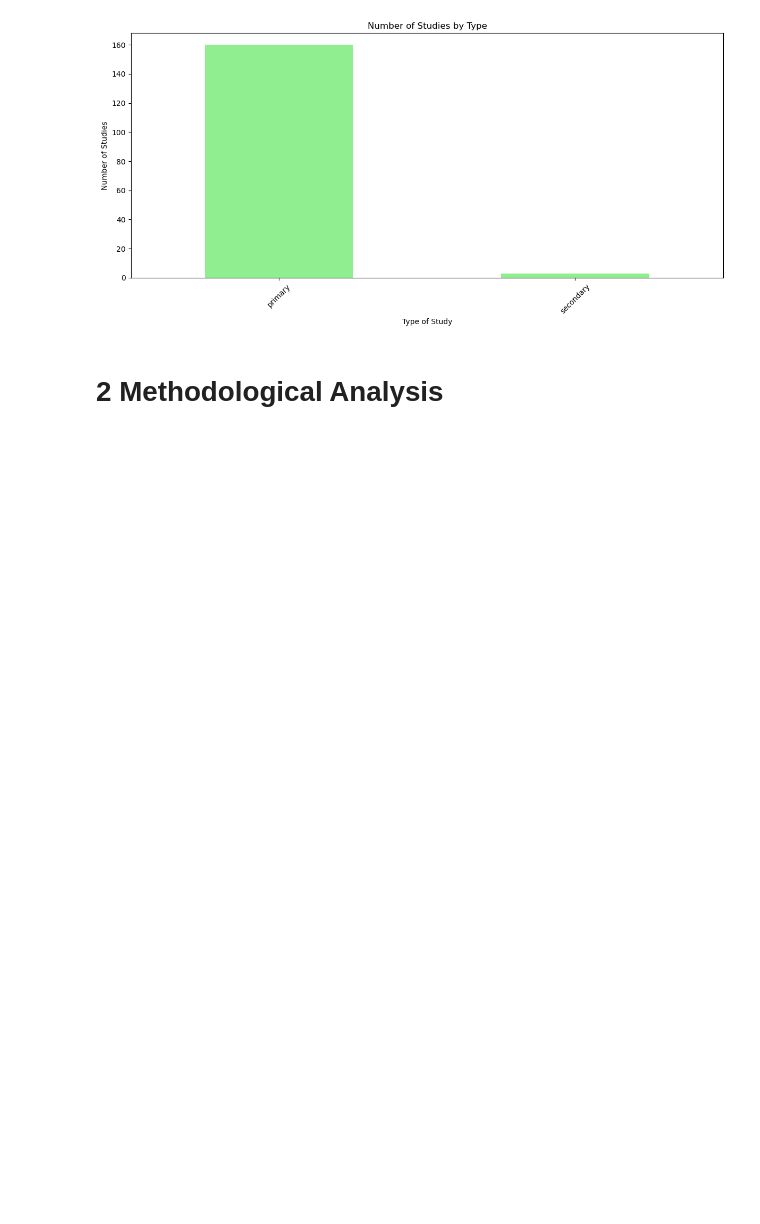
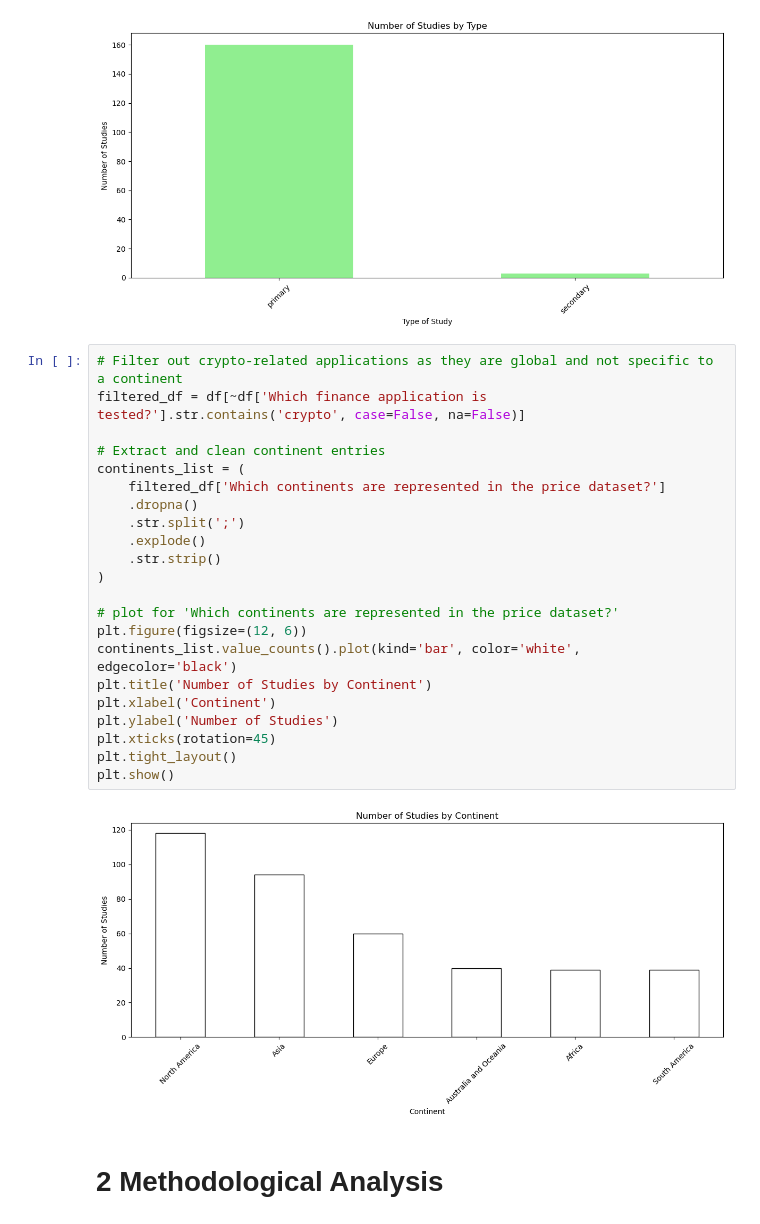
Before and after one commit to MSCA-DN-Digital-Finance/WP3_eXplainable_and_Fair_AI, a Jupyter notebook: IRP1/Code/systematic_literature_review/250602_analysis.ipynb, the cells around one changed output. Cells and saved outputs as stored; diff of their text form; blank space fills up the shorter version.

```diff
--- a/IRP1/Code/systematic_literature_review/250602_analysis.ipynb
+++ b/IRP1/Code/systematic_literature_review/250602_analysis.ipynb
@@ -57,6 +58,30 @@ plt.tight_layout()
 plt.show()
 # %% [output]
 [figure]
+# %%
+# Filter out crypto-related applications as they are global and not specific to a continent
+filtered_df = df[~df['Which finance application is tested?'].str.contains('crypto', case=False, na=False)]
+
+# Extract and clean continent entries
+continents_list = (
+    filtered_df['Which continents are represented in the price dataset?']
+    .dropna()
+    .str.split(';')
+    .explode()
+    .str.strip()
+)
+
+# plot for 'Which continents are represented in the price dataset?'
+plt.figure(figsize=(12, 6))
+continents_list.value_counts().plot(kind='bar', color='white', edgecolor='black')
+plt.title('Number of Studies by Continent')
+plt.xlabel('Continent')
+plt.ylabel('Number of Studies')
+plt.xticks(rotation=45)
+plt.tight_layout()
+plt.show()
+# %% [output]
+[figure, added]
 # %% [markdown]
 # 2 Methodological Analysis
 # %%
```
Also changed, not shown: parts of 57 cells of this notebook.
